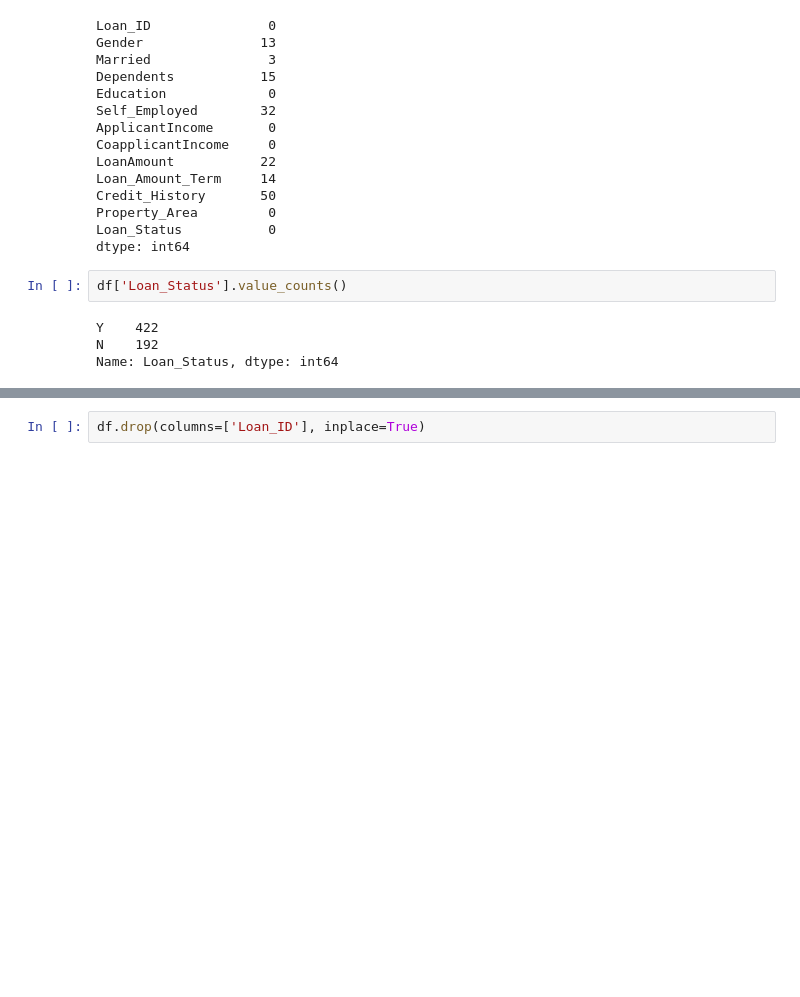
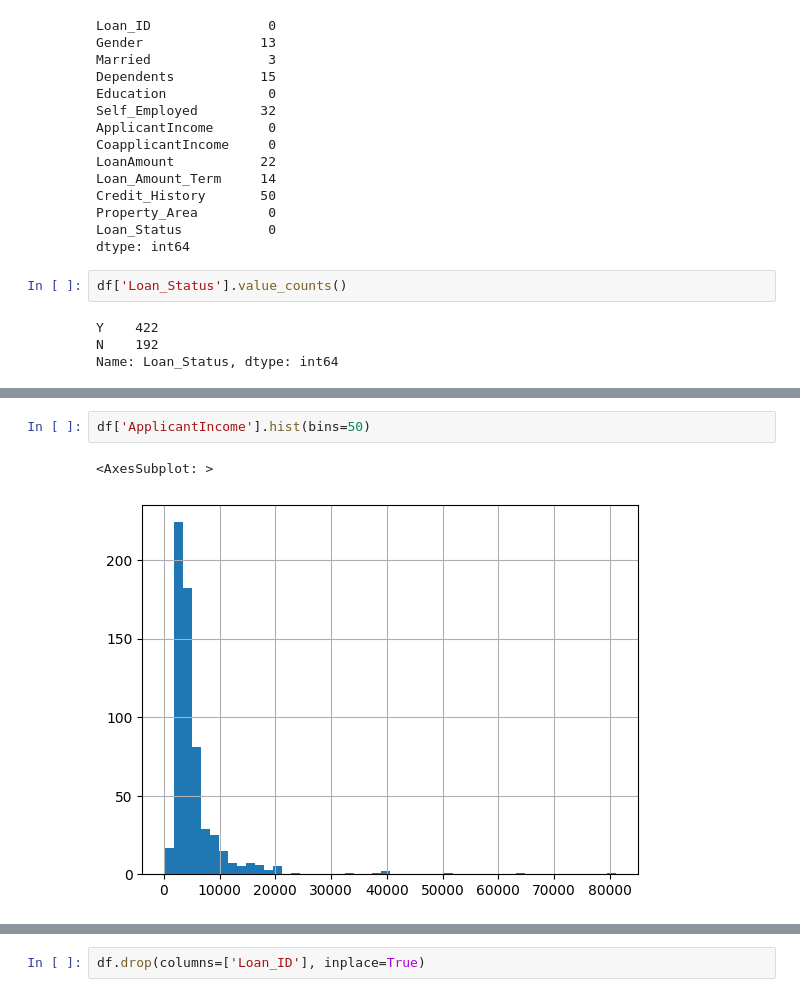
Before and after one commit to nvbinh15/credit-assessment-microservice, a Jupyter notebook: loan_prediction.ipynb, the cells around one changed output, grey strips where cells are left out. Drawn from its saved outputs; the diff is of its cells as text; blank space fills up the shorter version.

```diff
--- a/loan_prediction.ipynb
+++ b/loan_prediction.ipynb
@@ -39,0 +45,5 @@ Name: Loan_Status, dtype: int64
+# %%
+df['ApplicantIncome'].hist(bins=50)
+# %% [output]
+<AxesSubplot: >
+[figure, added]
```
Also changed, not shown: parts of 11 cells of this notebook.
